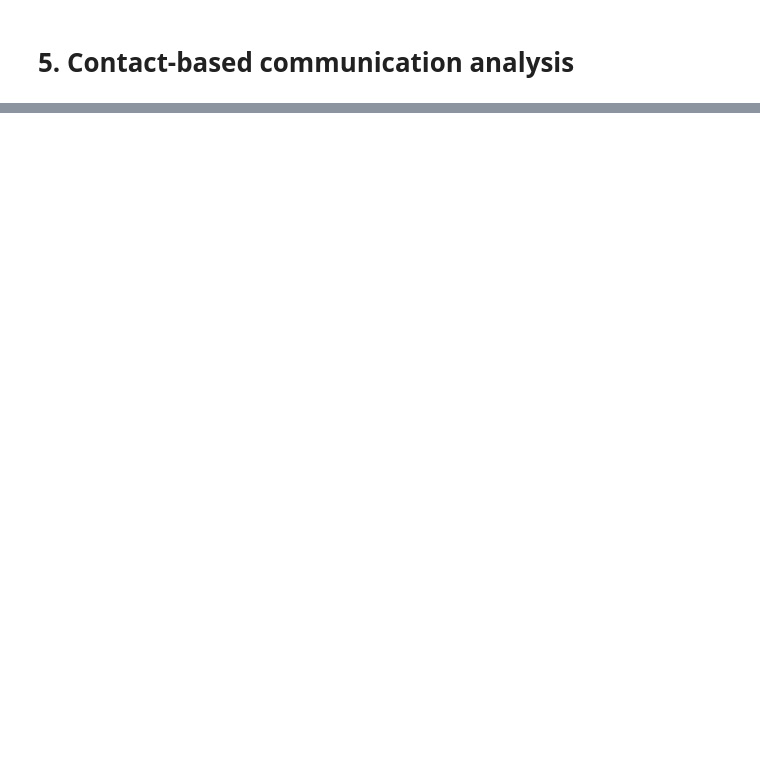
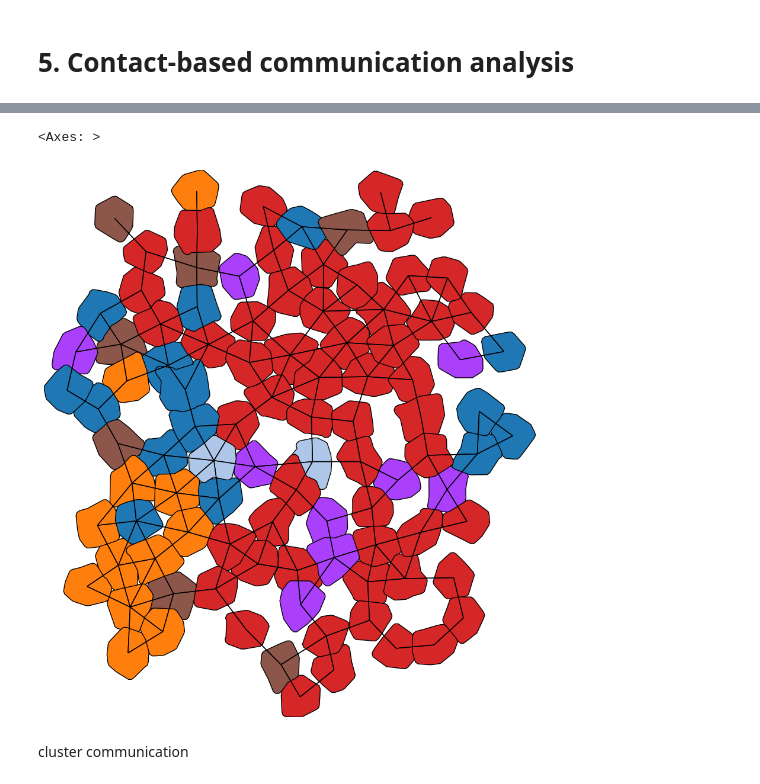
Before and after one commit to FPGro/cellrefiner, a Jupyter notebook: tutorials/benchmark_mouse_cortex_seqfishp.ipynb, the cells around one changed output, grey strips where cells are left out. Saved outputs shown, nothing was run; the diff lists cells and outputs as text; code cells hidden in the pictures; blank space fills up the shorter version.

```diff
--- a/tutorials/benchmark_mouse_cortex_seqfishp.ipynb
+++ b/tutorials/benchmark_mouse_cortex_seqfishp.ipynb
@@ -120,12 +121,23 @@ cr.tl.contact_communication(db_lr, adata = adata_cr)
 # %%
+# select fov0
 box_list = []
+x = adata_cr.obsm['spatial_cr']
 for fov in adata_sc.obs['Field_of_View'].unique():
     x_sc = adata_sc[adata_sc.obs['Field_of_View']==fov].obsm['spatial']
-    box_list.append(np.hstack([x_sc.min(axis=0)-200,x_sc.max(axis=0)-x_sc.min(axis=0)+450]))
+    box_list.append(np.hstack([x_sc.min(axis=0)-300,x_sc.max(axis=0)-x_sc.min(axis=0)+600]))
 
-x = adata_cr.obsm['spatial']
-for i,box in enumerate(box_list):
-    clist = np.where( np.logical_and(x[:,0]>=box[0],x[:,0]<box[0]+box[2]) & np.logical_and(x[:,1]>=box[1],x[:,1]<box[1]+box[3]) )[0]
-    fig, ax = plt.subplots(figsize=(12,12))
-    cr.pl.plot_cell_shape(sem,ax=ax,cid_list=clist,boundary_color='gray',boundary_width=1,enable_legend=False)
-    fig.savefig(f"fov{i}.png", dpi=500, bbox_inches='tight')
+box = box_list[0]
+clist = np.where( np.logical_and(x[:,0]>=box[0],x[:,0]<box[0]+box[2]) & np.logical_and(x[:,1]>=box[1],x[:,1]<box[1]+box[3]) )[0]
+
+# visualize cell-cell contacts
+fig, ax = plt.subplots(figsize=(12,12))
+cr.pl.plot_cell_shape(sem,ax=ax,cid_list=clist,boundary_color='k',boundary_width=1,enable_legend=False)
+cr.pl.plot_contact_signal(sem,ax=ax,cid_list = clist)
+
+# visualize Cd22-Ptprc signal
+# cr.pl.plot_contact_signal(sem,ax=ax,cid_list = clist,signal='Cd22-Ptprc')
+# %% [output]
+<Axes: >
+[figure, added]
+# %% [markdown]
+cluster communication
```
Also changed, not shown: parts of 8 cells of this notebook, 12 other files.
